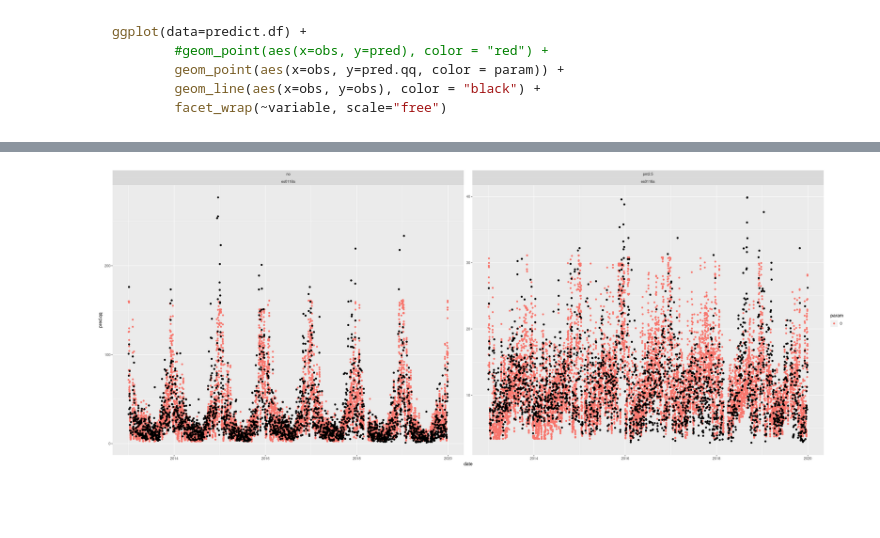
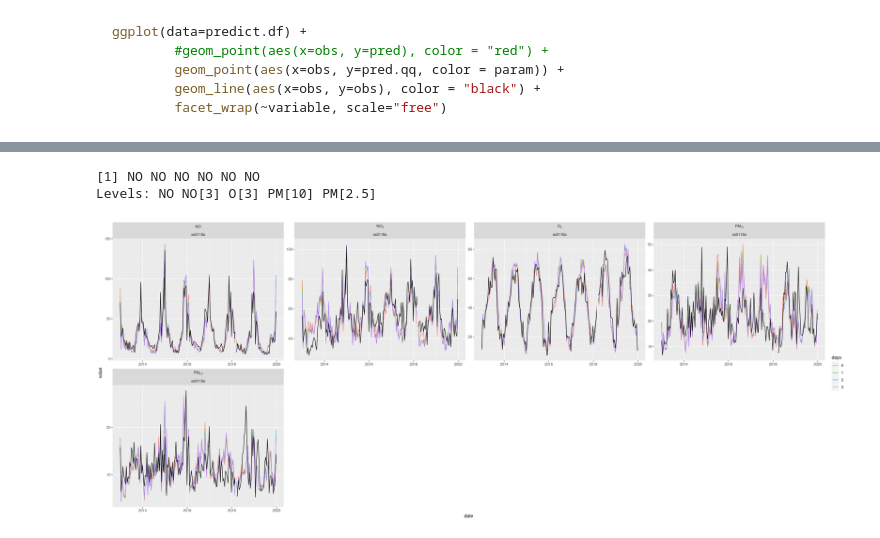
Before and after one commit to Jaimedgp/AirQualityCOVID, a Jupyter notebook: notebooks/Analysis/Cross-vallidation_grph.ipynb, the cells around one changed output, grey strips where cells are left out. Cells and saved outputs as stored; diff of their text form; code cells hidden in the pictures; blank space fills up the shorter version.

Commit message:
Change labels for good notation

````diff
--- a/notebooks/Analysis/Cross-vallidation_grph.ipynb
+++ b/notebooks/Analysis/Cross-vallidation_grph.ipynb
@@ -75,11 +102,11 @@ predict.df <- cross.val$predictions %>%
             filter(
                 days %in% 0:3,
                 site %in% c(
-                            "es0118a" #"es1438a",
-                            #"es1625a", "es0890a",
-                            #"es1047a", "es1137a",
-                            #"es1632a", "es0110a",
-                            #"es1580a", "es1340a"
+                            "es0118a", "es1438a",
+                            "es1625a", "es0890a",
+                            "es1047a", "es1137a",
+                            "es1632a", "es0110a",
+                            "es1580a", "es1340a"
                             ),
                 variable %in% c(
                                 "no",
@@ -103,3 +130,5 @@ ggplot(data=predict.df) +
         geom_line(aes(x=obs, y=obs), color = "black") +
         facet_wrap(~variable, scale="free")
 ```
+# %%
+predict.df$variable <- as.factor(predict.df$variable)
@@ -106,7 +145,22 @@ ggplot(data=predict.df) +
+# %%
+test <- predict.df %>%
+            rename(value = pred.qq) %>%
+            timeAverage(avg.time = "2 week",
+                        type = c("days", "site", "variable", "param"))
+test$variable <- factor(test$variable, labels=c(expression(NO),
+                                                expression(NO[3]),
+                                                expression(O[3]),
+                                                expression(PM[10]),
+                                                expression(PM[2.5])))
+# %%
+head(test$variable)
+# %% [output]
+[1] NO NO NO NO NO NO
+Levels: NO NO[3] O[3] PM[10] PM[2.5]
 # %%
-ggplot(data=predict.df) +
-    geom_point(aes(x=date, y=pred.qq, color = param)) +
-    geom_point(aes(x=date, y=obs), color = "black") +
-    facet_wrap(~variable+site, scale="free", ncol=4)
+ggplot(data=test) +
+    geom_line(aes(x=date, y=value, color = days)) +
+    geom_line(aes(x=date, y=obs), color = "black") +
+    facet_wrap(~variable+site, scale="free", ncol=4, labeller=label_parsed)
 # %% [output]
-[figure, old version]
+[figure, new version]
````
Also changed, not shown: parts of 9 cells of this notebook.
